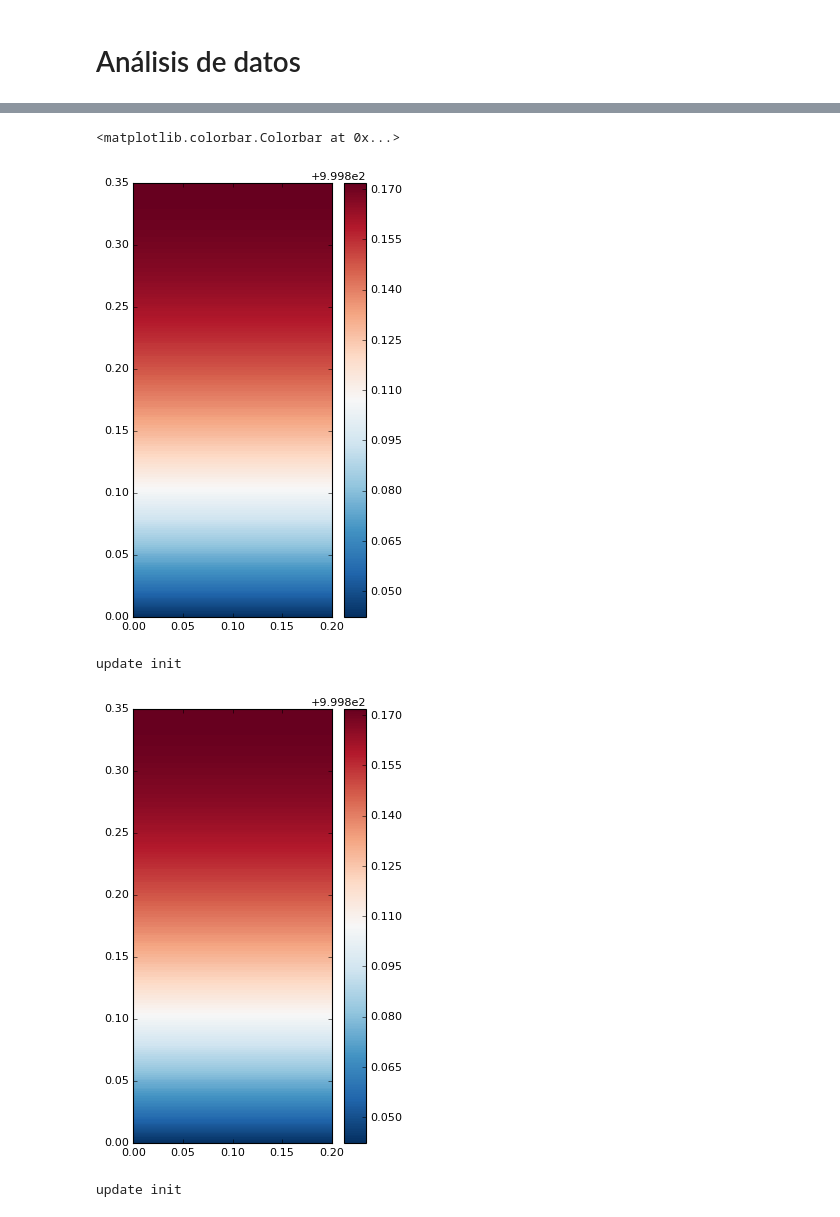
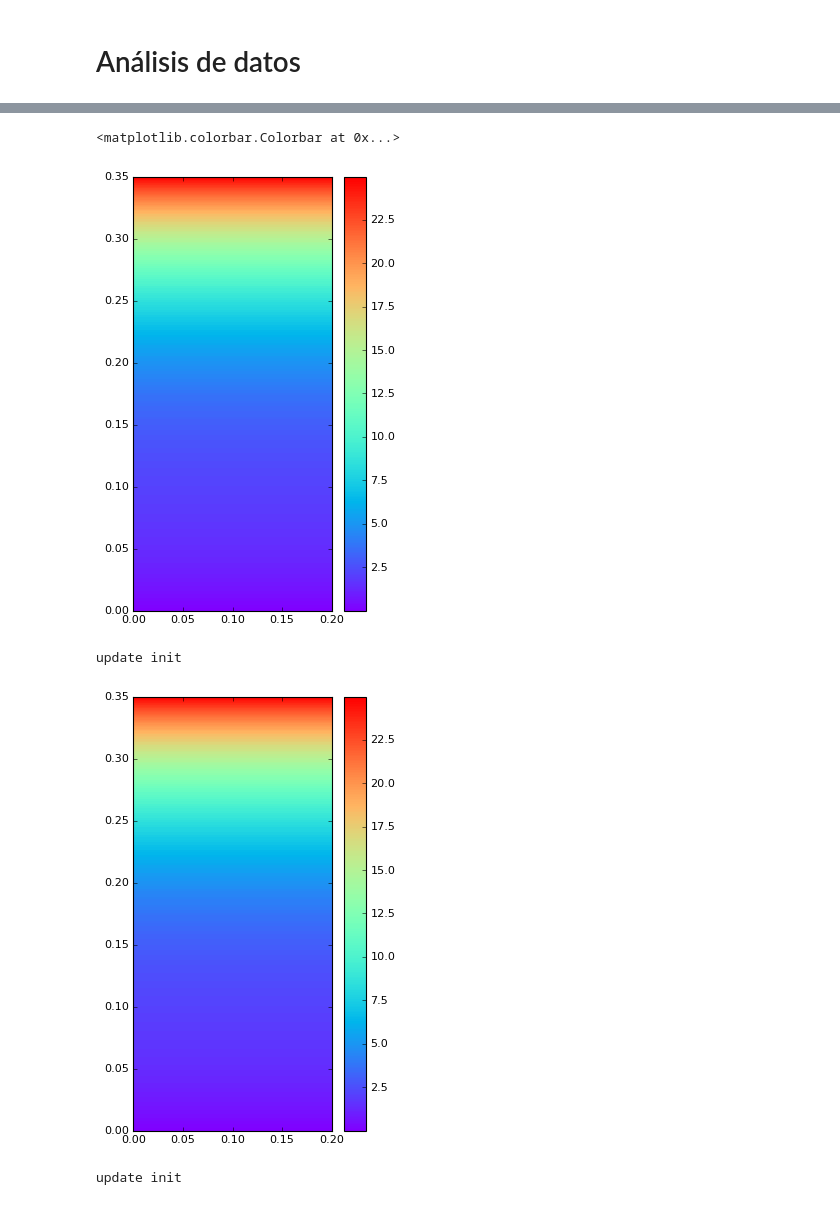
Before and after one commit to cpierard/Servicio_social, a Jupyter notebook: Convección en fluido estratificado.ipynb, the cells around one changed output, grey strips where cells are left out. Drawn from its saved outputs; the diff is of its cells as text; code cells hidden in the pictures.

Commit message:
Hasta aqui creo que ya está por salir start_conv.py

```diff
--- a/Convección en fluido estratificado.ipynb
+++ b/Convección en fluido estratificado.ipynb
@@ -125,8 +146,8 @@ y.shape
 T['g'].shape
 # %% [output]
 (256, 256)
-# %%
-T['g'] = 4/yt * y
+# %%
+T['g'] = 40.257128492422666*y - 300.5817711700071*y**2 + 1113.2658191481735*y**3
 # %%
 T['g']
 # %% [output]
@@ -155,0 +177,2 @@ plt.ylabel('y')
+# %%
+T['g'] = T['g'] + np.random.rand(256,256)
@@ -272,7 +310,7 @@ def animar_dedalus(xm, ym, S, CMAP):
     plt.show()
     return anim
 # %%
-T_dat , ρ_dat = extraer_datos('BC_T_0/BC_T_0_s1/BC_T_0_s1_p0.h5')
+T_dat , ρ_dat = extraer_datos('strat_conv_analisys/strat_conv_analisys_s1/strat_conv_analisys_s1_p0.h5')
 # %% [output]
 [('scales', <HDF5 group "/scales" (10 members)>), ('tasks', <HDF5 group "/tasks" (8 members)>)]
 
@@ -286,15 +324,15 @@ T_dat , ρ_dat = extraer_datos('BC_T_0/BC_T_0_s1/BC_T_0_s1_p0.h5')
 # %%
 fig, axis = plt.subplots(figsize=(4,7))
-p = axis.pcolormesh(xm, ym, ρ_dat[31].T, cmap='RdBu_r');
+p = axis.pcolormesh(xm, ym, T_dat[-1].T, cmap='rainbow');
 plt.colorbar(p)
 # %% [output]
 <matplotlib.colorbar.Colorbar at 0x...>
-[figure, old version]
+[figure, new version]
 # %%
-anima = animar_dedalus(xm, ym, ρ_dat, 'RdBu_r')
+anima = animar_dedalus(xm, ym, T_dat, 'rainbow')
 mywriter = animation.FFMpegWriter()
-anima.save('111.mp4',writer=mywriter, fps=30)
+anima.save('strat_conv_T.mp4',writer=mywriter, fps=30)
 # %% [output]
 update init
-[figure, old version]
+[figure, new version]
 update init
```
Also changed, not shown: parts of 14 cells of this notebook, 10 other files.
